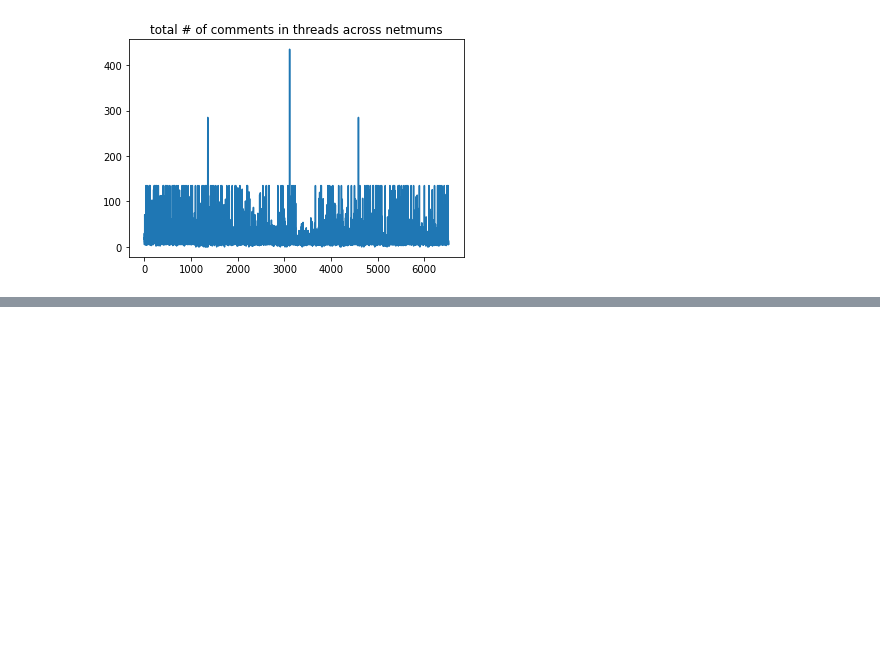
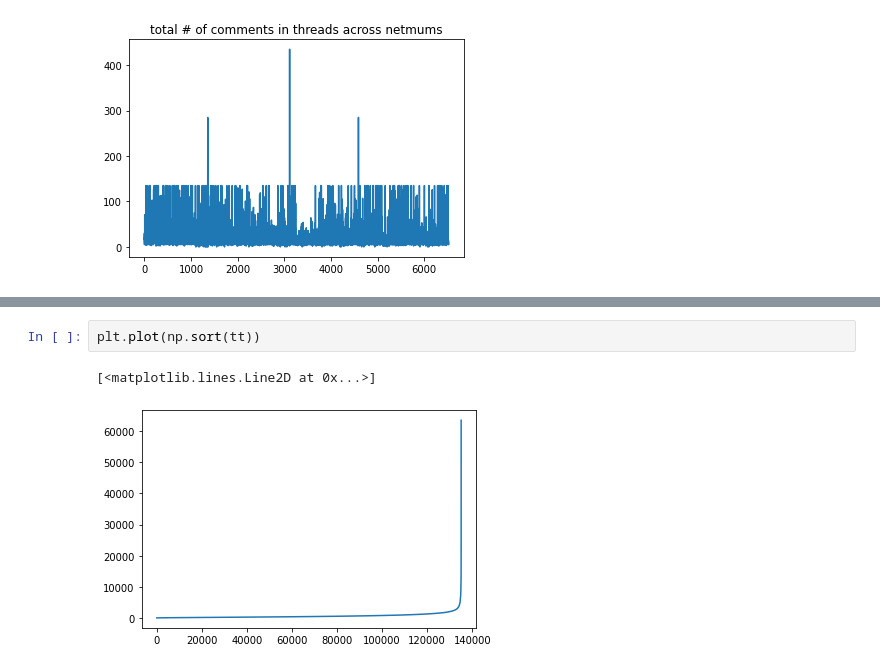
Before and after one commit to nershman/SAFFI-Project, a Jupyter notebook: notebooks/Untitled.ipynb, the cells around one changed output, grey strips where cells are left out. Saved outputs shown, nothing was run; the diff lists cells and outputs as text; blank space fills up the shorter version.

```diff
--- a/notebooks/Untitled.ipynb
+++ b/notebooks/Untitled.ipynb
@@ -87,0 +153,5 @@ total comments scraped: 135049
+# %%
+plt.plot(np.sort(tt))
+# %% [output]
+[<matplotlib.lines.Line2D at 0x...>]
+[figure, added]
```
Also changed, not shown: parts of 14 cells of this notebook, 2 other files.
